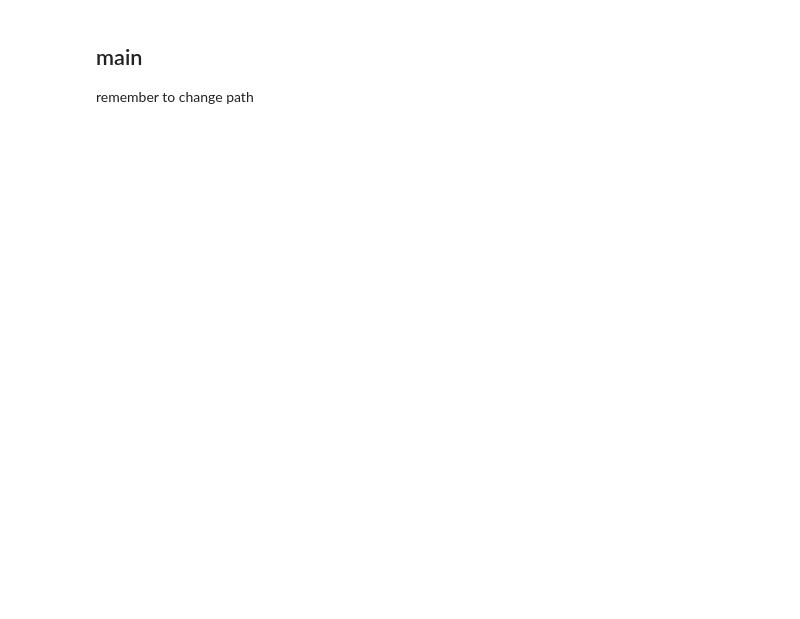
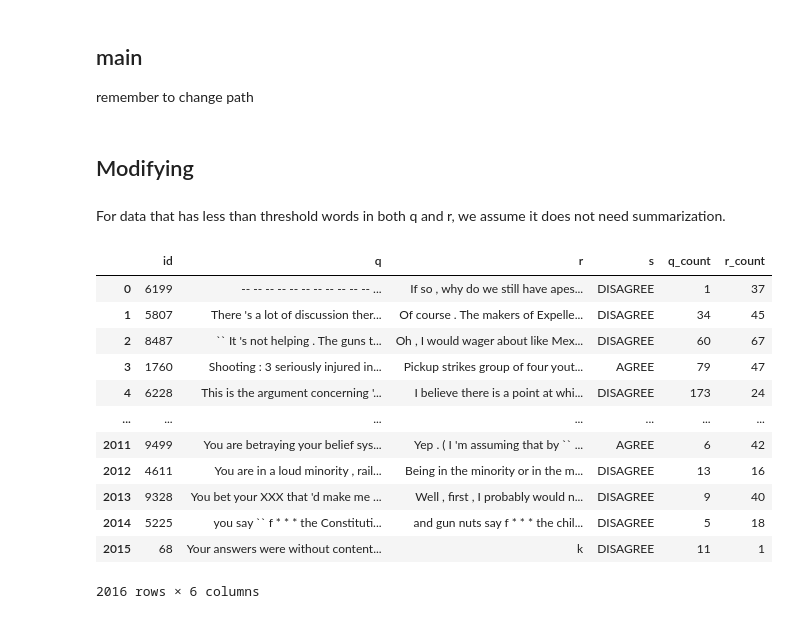
Before and after one commit to MengChiehLiu/AI_CUP_2022_Argument_Detection, a Jupyter notebook: predict.ipynb, the cells around one changed output. Cells and saved outputs as stored; diff of their text form; code cells hidden in the pictures; blank space fills up the shorter version.

```diff
--- a/predict.ipynb
+++ b/predict.ipynb
@@ -331,0 +334,9 @@ def main(df_path, model_path, threshold=0.5):
+# %%
+# Remove double quotes
+def remove_double_quotes(df, col):
+  df[col] = df[col].str.slice(1, -1)
+
+# Count words in a comment
+import string
+def word_count(df, col):
+  return df[col].apply(lambda x: len(nltk.word_tokenize(''.join([i for i in x if i not in string.punctuation]))))
@@ -339,3 +360,7 @@ model_path="/content/drive/Shareddrives/AI_CUP_NLP/lightning_logs/version_3/chec
 df_answer = main(df_path, model_path, 0.25)
 # %%
 df_answer.to_csv('/content/drive/Shareddrives/AI_CUP_NLP/answer/model_v8_old.csv')
+# %% [markdown]
+## Modifying
+# %% [markdown]
+For data that has less than threshold words in both q and r, we assume it does not need summarization.
@@ -341,0 +369,22 @@ df_answer.to_csv('/content/drive/Shareddrives/AI_CUP_NLP/answer/model_v8_old.csv
+# %%
+# Raw testing data
+test_raw = pd.read_csv('/content/gdrive/MyDrive/AI CUP/dataset/Batch_answers - test_data(no_label).csv')
+remove_double_quotes(test_raw, 'q')
+remove_double_quotes(test_raw, 'r')
+test_raw['q_count'] = word_count(test_raw, 'q')
+test_raw['r_count'] = word_count(test_raw, 'r')
+test_raw
+# %% [output]
+|  | id | q | r | s | q_count | r_count |
+| 0 | 6199 | -- -- -- -- -- -- -- -- -- -- -- ... | If so , why do we still have apes... | DISAGREE | 1 | 37 |
+| 1 | 5807 | There 's a lot of discussion ther... | Of course . The makers of Expelle... | DISAGREE | 34 | 45 |
+| 2 | 8487 | `` It 's not helping . The guns t... | Oh , I would wager about like Mex... | DISAGREE | 60 | 67 |
+| 3 | 1760 | Shooting : 3 seriously injured in... | Pickup strikes group of four yout... | AGREE | 79 | 47 |
+| 4 | 6228 | This is the argument concerning '... | I believe there is a point at whi... | DISAGREE | 173 | 24 |
+| ... | ... | ... | ... | ... | ... | ... |
+| 2011 | 9499 | You are betraying your belief sys... | Yep . ( I 'm assuming that by `` ... | AGREE | 6 | 42 |
+| 2012 | 4611 | You are in a loud minority , rail... | Being in the minority or in the m... | DISAGREE | 13 | 16 |
+| 2013 | 9328 | You bet your XXX that 'd make me ... | Well , first , I probably would n... | DISAGREE | 9 | 40 |
+| 2014 | 5225 | you say `` f * * * the Constituti... | and gun nuts say f * * * the chil... | DISAGREE | 5 | 18 |
+| 2015 | 68 | Your answers were without content... | k | DISAGREE | 11 | 1 |
+2016 rows × 6 columns
```
Also changed, not shown: parts of 13 cells of this notebook.
